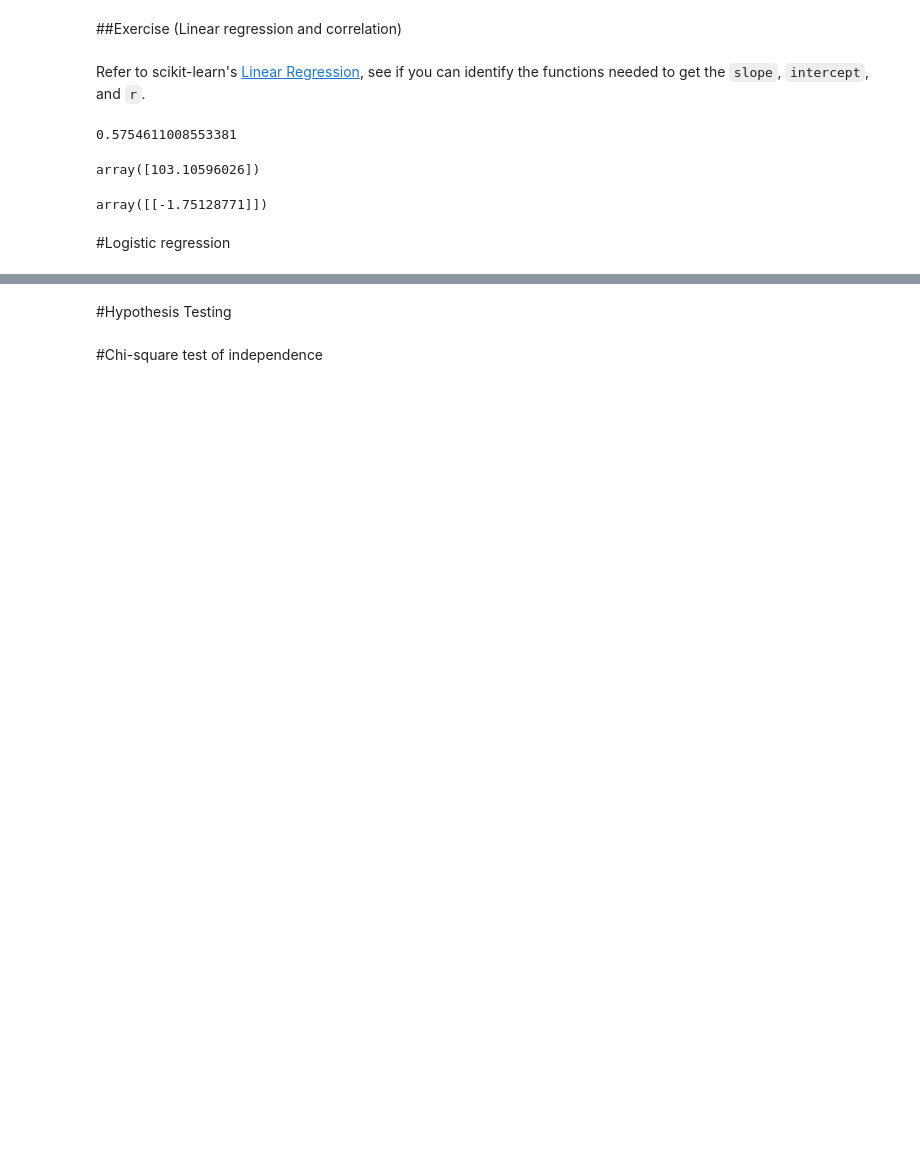
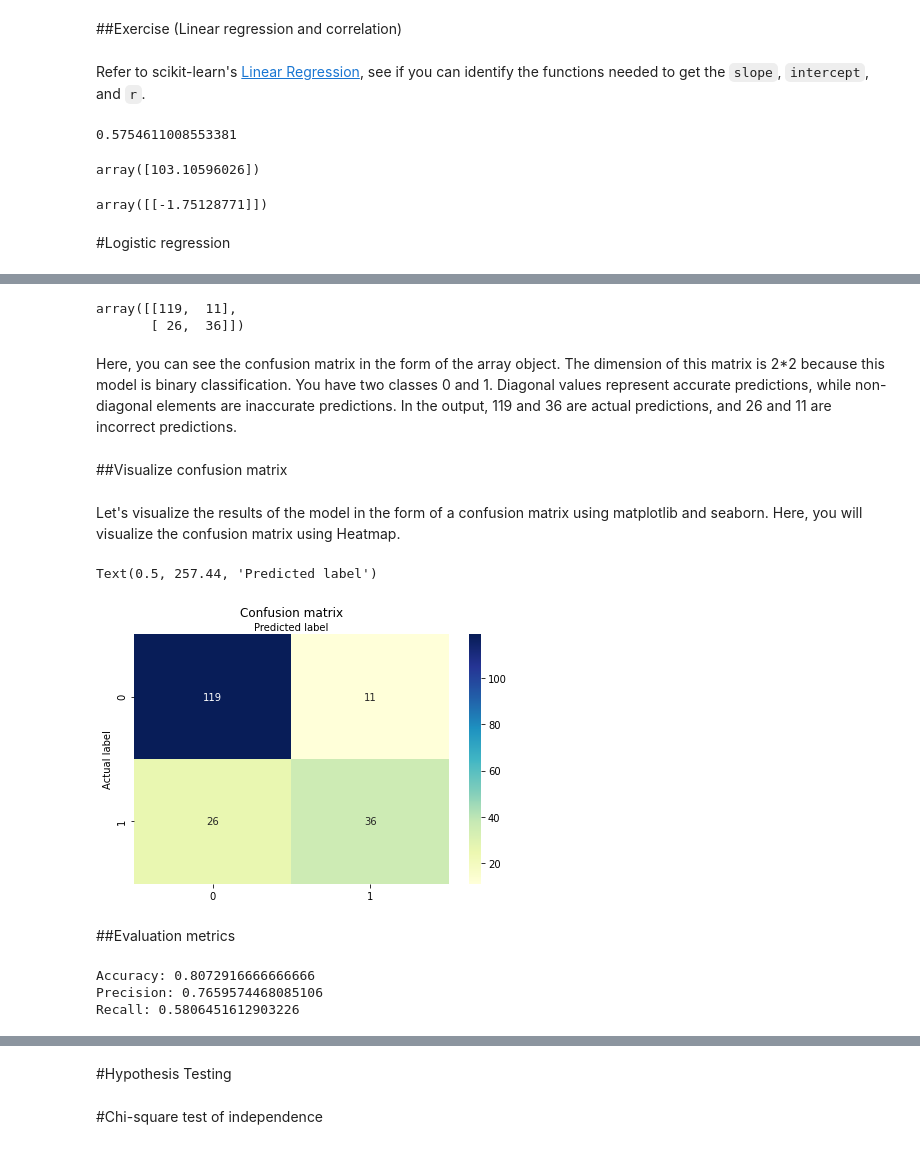
Before and after one commit to atlas-github/fstep_20, a Jupyter notebook: fstep_20_stats.ipynb, the cells around one changed output, grey strips where cells are left out. Drawn from its saved outputs; the diff is of its cells as text; code cells hidden in the pictures; blank space fills up the shorter version.

```diff
--- a/fstep_20_stats.ipynb
+++ b/fstep_20_stats.ipynb
@@ -98,0 +157,5 @@ array([[-1.75128771]])
+# %%
+#split dataset in features and target variable
+feature_cols = ['pregnant', 'insulin', 'bmi', 'age','glucose','bp', 'pedigree']
+X = pima[feature_cols] # Features
+y = pima.label # Target variable
@@ -98,0 +168,4 @@ array([[-1.75128771]])
+# %%
+# split X and y into training and testing sets
+from sklearn.model_selection import train_test_split
+X_train,X_test,y_train,y_test=train_test_split(X,y,test_size=0.25,random_state=0)
@@ -98,0 +180,12 @@ array([[-1.75128771]])
+# %%
+# import the class
+from sklearn.linear_model import LogisticRegression
+
+# instantiate the model (using the default parameters)
+logreg = LogisticRegression(solver = "liblinear")
+
+# fit the model with data
+logreg.fit(X_train,y_train)
+
+#
+y_pred=logreg.predict(X_test)
@@ -98,0 +196,14 @@ array([[-1.75128771]])
+# %%
+# import the metrics class
+from sklearn import metrics
+cnf_matrix = metrics.confusion_matrix(y_test, y_pred)
+cnf_matrix
+# %% [output]
+array([[119,  11],
+       [ 26,  36]])
+# %% [markdown]
+Here, you can see the confusion matrix in the form of the array object. The dimension of this matrix is 2*2 because this model is binary classification. You have two classes 0 and 1. Diagonal values represent accurate predictions, while non-diagonal elements are inaccurate predictions. In the output, 119 and 36 are actual predictions, and 26 and 11 are incorrect predictions.
+# %% [markdown]
+##Visualize confusion matrix
+# %% [markdown]
+Let's visualize the results of the model in the form of a confusion matrix using matplotlib and seaborn. Here, you will visualize the confusion matrix using Heatmap.
@@ -98,0 +216,26 @@ array([[-1.75128771]])
+# %%
+class_names=[0,1] # name  of classes
+fig, ax = plt.subplots()
+tick_marks = np.arange(len(class_names))
+plt.xticks(tick_marks, class_names)
+plt.yticks(tick_marks, class_names)
+# create heatmap
+sns.heatmap(pd.DataFrame(cnf_matrix), annot=True, cmap="YlGnBu" ,fmt='g')
+ax.xaxis.set_label_position("top")
+plt.tight_layout()
+plt.title('Confusion matrix', y=1.1)
+plt.ylabel('Actual label')
+plt.xlabel('Predicted label')
+# %% [output]
+Text(0.5, 257.44, 'Predicted label')
+[figure, added]
+# %% [markdown]
+##Evaluation metrics
+# %%
+print("Accuracy:",metrics.accuracy_score(y_test, y_pred))
+print("Precision:",metrics.precision_score(y_test, y_pred))
+print("Recall:",metrics.recall_score(y_test, y_pred))
+# %% [output]
+Accuracy: 0.8072916666666666
+Precision: 0.7659574468085106
+Recall: 0.5806451612903226
```
Also changed, not shown: parts of 32 cells of this notebook.
